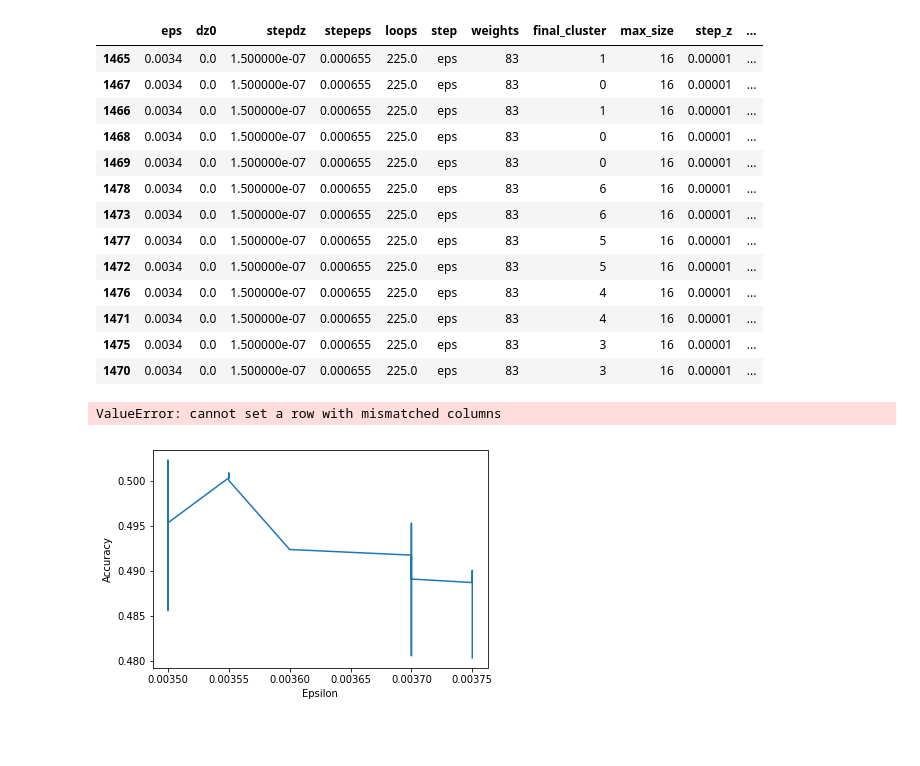
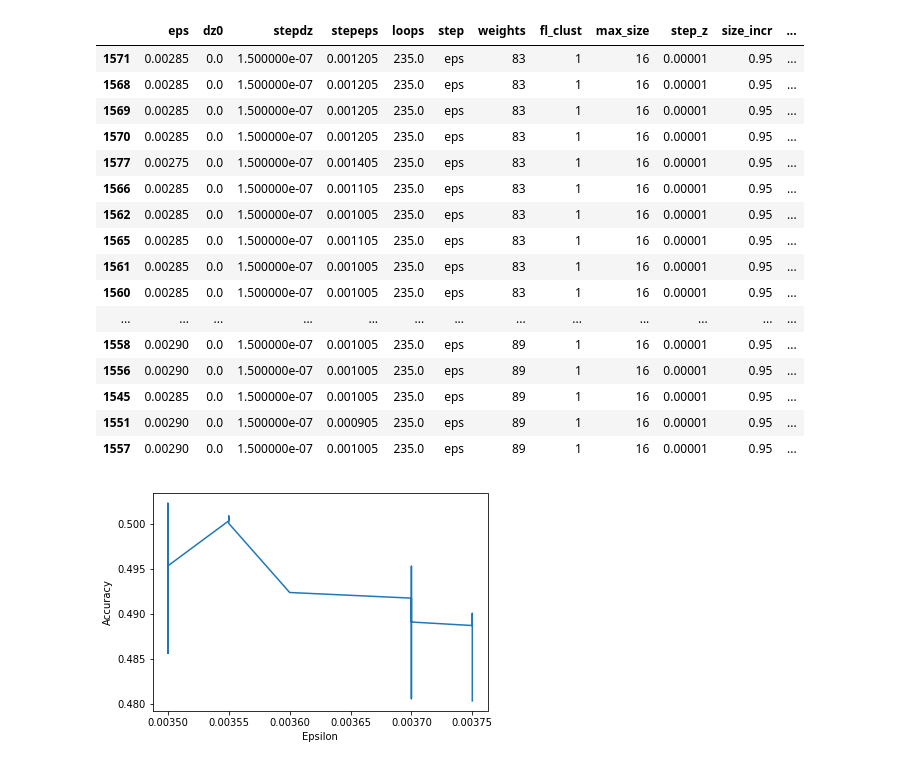
Before and after one commit to escuccim/trackml_code, a Jupyter notebook: gridsearch_scratchpad.ipynb, the cells around one changed output. Saved outputs shown, nothing was run; the diff lists cells and outputs as text; code cells hidden in the pictures; blank space fills up the shorter version.

```diff
--- a/gridsearch_scratchpad.ipynb
+++ b/gridsearch_scratchpad.ipynb
@@ -9,7 +9,7 @@ results_df = pd.read_pickle("gs_results.pkl")
 # filter the results to remove useless rows
 # results_df = results_df[results_df.stepdz == 0.000010]
 # results_df = results_df[results_df.dz0 < 0]
-results_df = results_df[results_df.acc > 0.5]
+results_df = results_df[results_df.acc > 0.51]
 # results_df = results_df[results_df.loops >= 100]
 # results_df = results_df[results_df.stepeps != 0.000006]
 # results_df = results_df[results_df.dz0 < -0.00065]
@@ -17,20 +17,23 @@ results_df = results_df[results_df.acc > 0.5]
 results_df.drop_duplicates(inplace=True, keep="last")
 results_df.to_pickle("gs_results.pkl")
 # %%
-# 1270
-results_df.sort_index().loc[1465:].sort_values("acc", ascending=False)
+# 1465
+results_df.sort_index().loc[1535:].sort_values("acc", ascending=False)
 # %% [output]
-|  | eps | dz0 | stepdz | stepeps | loops | step | weights | final_cluster | max_size | step_z | ... |
-| 1465 | 0.0034 | 0.0 | 1.500000e-07 | 0.000655 | 225.0 | eps | 83 | 1 | 16 | 0.00001 | ... |
-| 1467 | 0.0034 | 0.0 | 1.500000e-07 | 0.000655 | 225.0 | eps | 83 | 0 | 16 | 0.00001 | ... |
-| 1466 | 0.0034 | 0.0 | 1.500000e-07 | 0.000655 | 225.0 | eps | 83 | 1 | 16 | 0.00001 | ... |
-| 1468 | 0.0034 | 0.0 | 1.500000e-07 | 0.000655 | 225.0 | eps | 83 | 0 | 16 | 0.00001 | ... |
-| 1469 | 0.0034 | 0.0 | 1.500000e-07 | 0.000655 | 225.0 | eps | 83 | 0 | 16 | 0.00001 | ... |
-| 1478 | 0.0034 | 0.0 | 1.500000e-07 | 0.000655 | 225.0 | eps | 83 | 6 | 16 | 0.00001 | ... |
-| 1473 | 0.0034 | 0.0 | 1.500000e-07 | 0.000655 | 225.0 | eps | 83 | 6 | 16 | 0.00001 | ... |
-| 1477 | 0.0034 | 0.0 | 1.500000e-07 | 0.000655 | 225.0 | eps | 83 | 5 | 16 | 0.00001 | ... |
-| 1472 | 0.0034 | 0.0 | 1.500000e-07 | 0.000655 | 225.0 | eps | 83 | 5 | 16 | 0.00001 | ... |
-| 1476 | 0.0034 | 0.0 | 1.500000e-07 | 0.000655 | 225.0 | eps | 83 | 4 | 16 | 0.00001 | ... |
-| 1471 | 0.0034 | 0.0 | 1.500000e-07 | 0.000655 | 225.0 | eps | 83 | 4 | 16 | 0.00001 | ... |
-| 1475 | 0.0034 | 0.0 | 1.500000e-07 | 0.000655 | 225.0 | eps | 83 | 3 | 16 | 0.00001 | ... |
-| 1470 | 0.0034 | 0.0 | 1.500000e-07 | 0.000655 | 225.0 | eps | 83 | 3 | 16 | 0.00001 | ... |
+|  | eps | dz0 | stepdz | stepeps | loops | step | weights | fl_clust | max_size | step_z | size_incr | ... |
+| 1571 | 0.00285 | 0.0 | 1.500000e-07 | 0.001205 | 235.0 | eps | 83 | 1 | 16 | 0.00001 | 0.95 | ... |
+| 1568 | 0.00285 | 0.0 | 1.500000e-07 | 0.001205 | 235.0 | eps | 83 | 1 | 16 | 0.00001 | 0.95 | ... |
+| 1569 | 0.00285 | 0.0 | 1.500000e-07 | 0.001205 | 235.0 | eps | 83 | 1 | 16 | 0.00001 | 0.95 | ... |
+| 1570 | 0.00285 | 0.0 | 1.500000e-07 | 0.001205 | 235.0 | eps | 83 | 1 | 16 | 0.00001 | 0.95 | ... |
+| 1577 | 0.00275 | 0.0 | 1.500000e-07 | 0.001405 | 235.0 | eps | 83 | 1 | 16 | 0.00001 | 0.95 | ... |
+| 1566 | 0.00285 | 0.0 | 1.500000e-07 | 0.001105 | 235.0 | eps | 83 | 1 | 16 | 0.00001 | 0.95 | ... |
+| 1562 | 0.00285 | 0.0 | 1.500000e-07 | 0.001005 | 235.0 | eps | 83 | 1 | 16 | 0.00001 | 0.95 | ... |
+| 1565 | 0.00285 | 0.0 | 1.500000e-07 | 0.001105 | 235.0 | eps | 83 | 1 | 16 | 0.00001 | 0.95 | ... |
+| 1561 | 0.00285 | 0.0 | 1.500000e-07 | 0.001005 | 235.0 | eps | 83 | 1 | 16 | 0.00001 | 0.95 | ... |
+| 1560 | 0.00285 | 0.0 | 1.500000e-07 | 0.001005 | 235.0 | eps | 83 | 1 | 16 | 0.00001 | 0.95 | ... |
+| ... | ... | ... | ... | ... | ... | ... | ... | ... | ... | ... | ... | ... |
+| 1558 | 0.00290 | 0.0 | 1.500000e-07 | 0.001005 | 235.0 | eps | 89 | 1 | 16 | 0.00001 | 0.95 | ... |
+| 1556 | 0.00290 | 0.0 | 1.500000e-07 | 0.001005 | 235.0 | eps | 89 | 1 | 16 | 0.00001 | 0.95 | ... |
+| 1545 | 0.00285 | 0.0 | 1.500000e-07 | 0.001005 | 235.0 | eps | 89 | 1 | 16 | 0.00001 | 0.95 | ... |
+| 1551 | 0.00290 | 0.0 | 1.500000e-07 | 0.000905 | 235.0 | eps | 89 | 1 | 16 | 0.00001 | 0.95 | ... |
+| 1557 | 0.00290 | 0.0 | 1.500000e-07 | 0.001005 | 235.0 | eps | 89 | 1 | 16 | 0.00001 | 0.95 | ... |
@@ -45,5 +46,0 @@ results_df['final_cluster'] = results_df['final_cluster'].astype("int")
-# %%
-#Counter: 283 Eps: 0.00385 dz0: -0.00074 stepdz: 1e-05 stepeps: 4e-06 loops: 75 mean score: 0.41541319627955176
-results_df.loc[1469] = [0.0034, 0, 1.5e-07, 0.000655, 225, 'eps', 83, 1, 16, 0, 0.95, 21, 0.5360354802678123]
-# %% [output]
-ValueError: cannot set a row with mismatched columns
```
Also changed, not shown: parts of 5 cells of this notebook, 3 other files.
